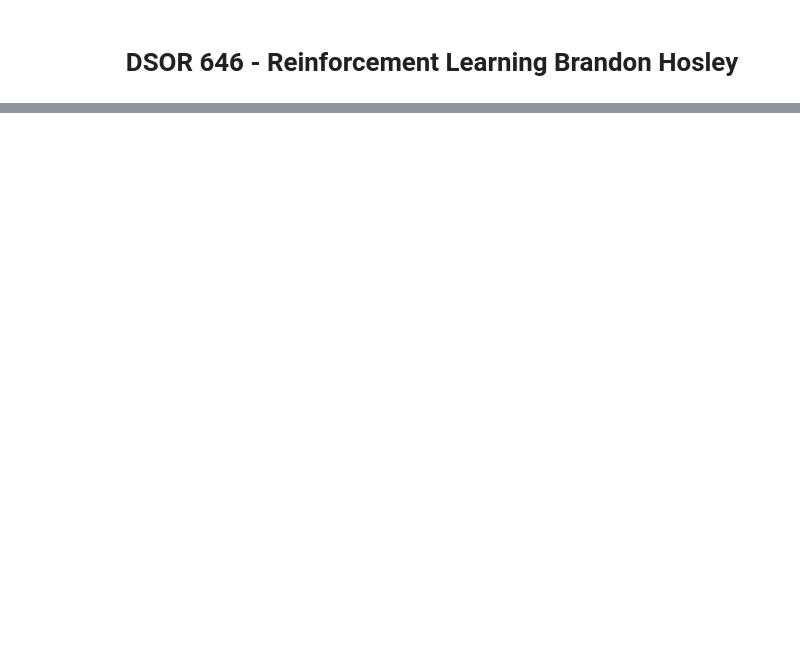
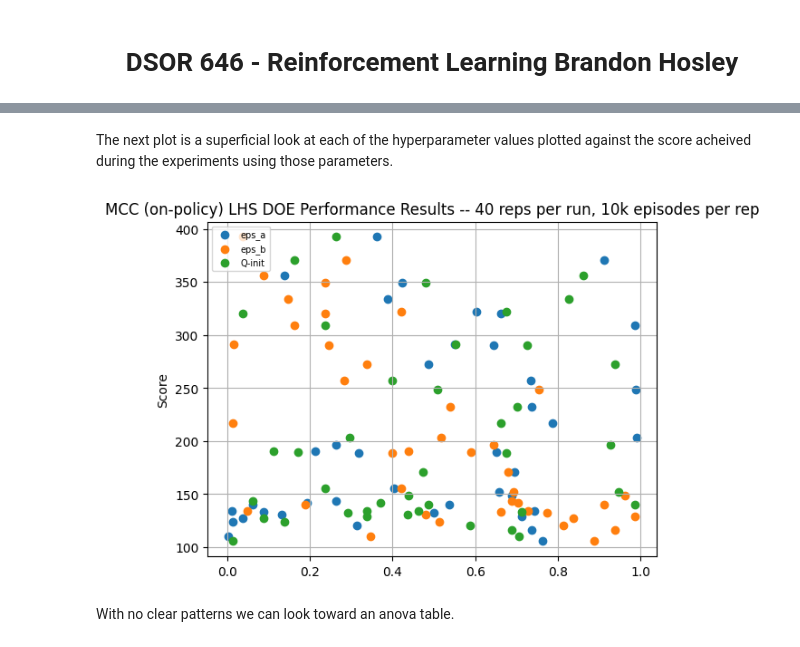
Before and after one commit to bhosley/Schoolwork, a Jupyter notebook: 2024Q2 - Reinforcement Learning/Homework 3/Homework 3.ipynb, the cells around one changed output, grey strips where cells are left out. Drawn from its saved outputs; the diff is of its cells as text; code cells hidden in the pictures; blank space fills up the shorter version.

```diff
--- a/2024Q2 - Reinforcement Learning/Homework 3/Homework 3.ipynb
+++ b/2024Q2 - Reinforcement Learning/Homework 3/Homework 3.ipynb
@@ -158,0 +38,8 @@ print(anova_results)
+# %% [markdown]
+The next plot is a superficial look at each of the hyperparameter values plotted against the score acheived during the experiments using those parameters.
+# %%
+  plot_param_comparison(results_table)
+# %% [output]
+[figure, added]
+# %% [markdown]
+With no clear patterns we can look toward an anova table.
```
Also changed, not shown: parts of 29 cells of this notebook, 4 other files.
